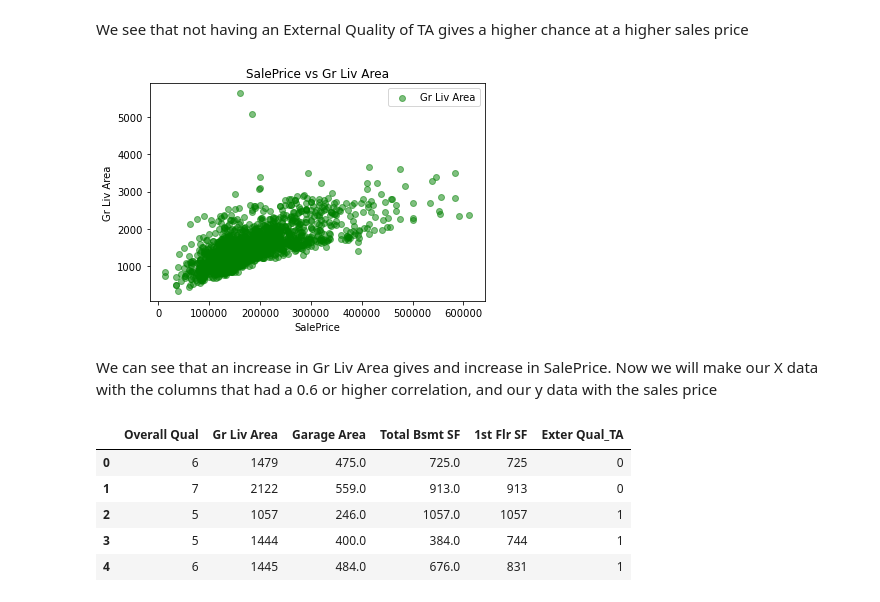
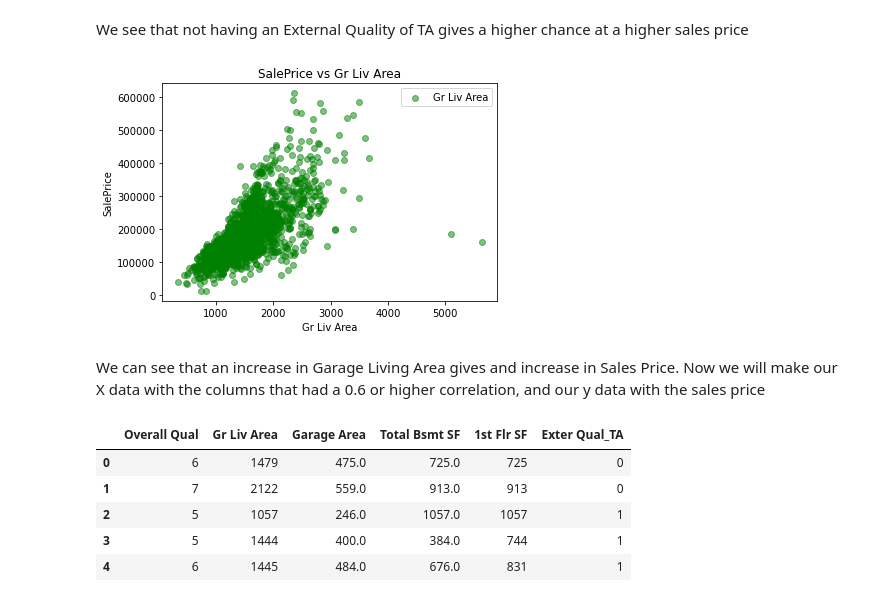
Before and after one commit to matthew-edelmann/Ames-Housing-Data-and-Kaggle-Challenge, a Jupyter notebook: project_2.ipynb, the cells around one changed output. Cells and saved outputs as stored; diff of their text form; code cells hidden in the pictures.

```diff
--- a/project_2.ipynb
+++ b/project_2.ipynb
@@ -353,17 +355,17 @@ We see that not having an External Quality of TA gives a higher chance at a high
 # %%
 #Gr Liv Area is also higher correlated. Let's look
 plt.title('SalePrice vs Gr Liv Area')
 
-plt.scatter(home_train['SalePrice'],
-            home_train['Gr Liv Area'],
+plt.scatter(home_train['Gr Liv Area'],
+            home_train['SalePrice'],
             color = 'g', alpha = 0.5, label = 'Gr Liv Area')
-plt.xlabel('SalePrice')
-plt.ylabel('Gr Liv Area')
+plt.xlabel('Gr Liv Area')
+plt.ylabel('SalePrice')
 plt.legend();
 # %% [output]
-[figure, old version]
+[figure, new version]
 # %% [markdown]
-We can see that an increase in Gr Liv Area gives and increase in SalePrice. Now we will make our X data with the columns that had a 0.6 or higher correlation, and our y data with the sales price
+We can see that an increase in Garage Living Area gives and increase in Sales Price. Now we will make our X data with the columns that had a 0.6 or higher correlation, and our y data with the sales price
 # %%
 #The Only new column that absolute value of this that makes the 0.6 threshold is Exter Qual_TA
 xvars = ['Overall Qual', 'Gr Liv Area', 'Garage Area', 'Total Bsmt SF', '1st Flr SF', 'Exter Qual_TA']
```
Also changed, not shown: parts of 53 cells of this notebook.
